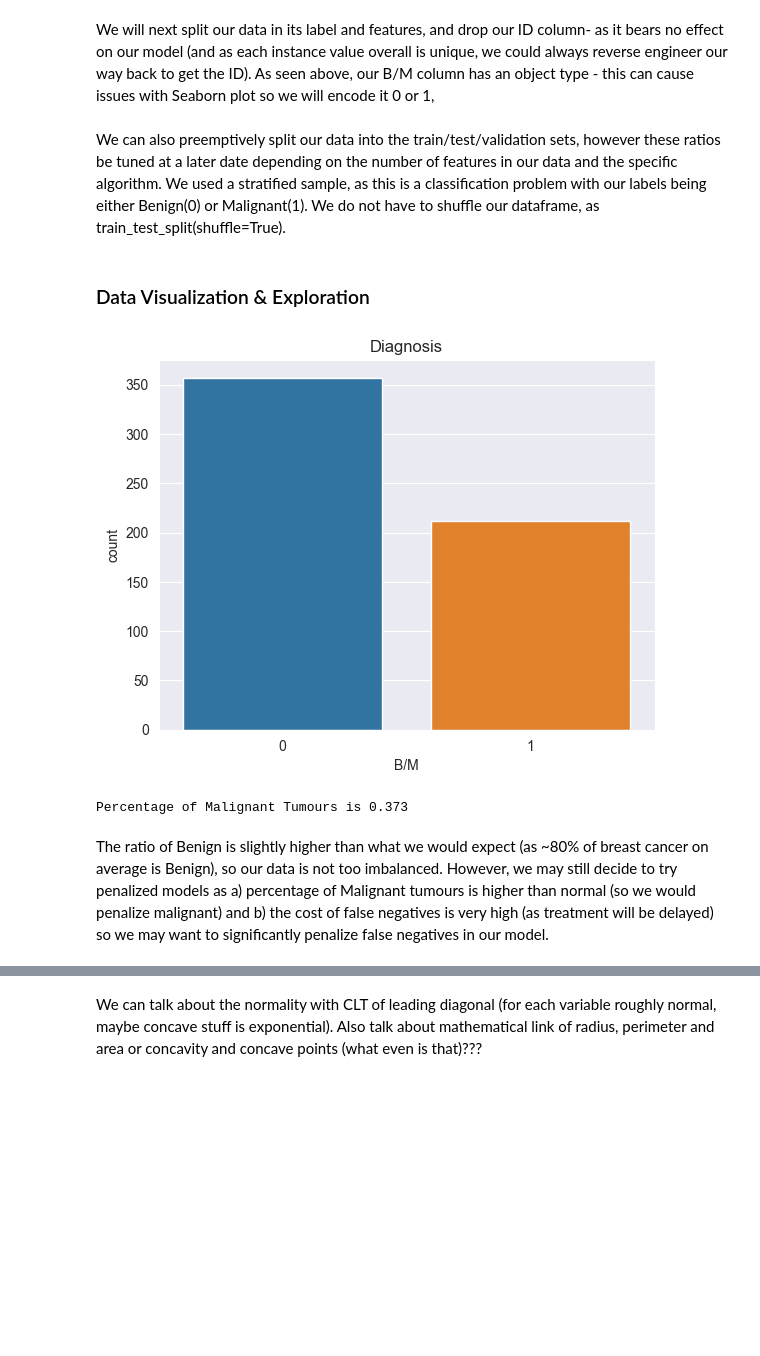
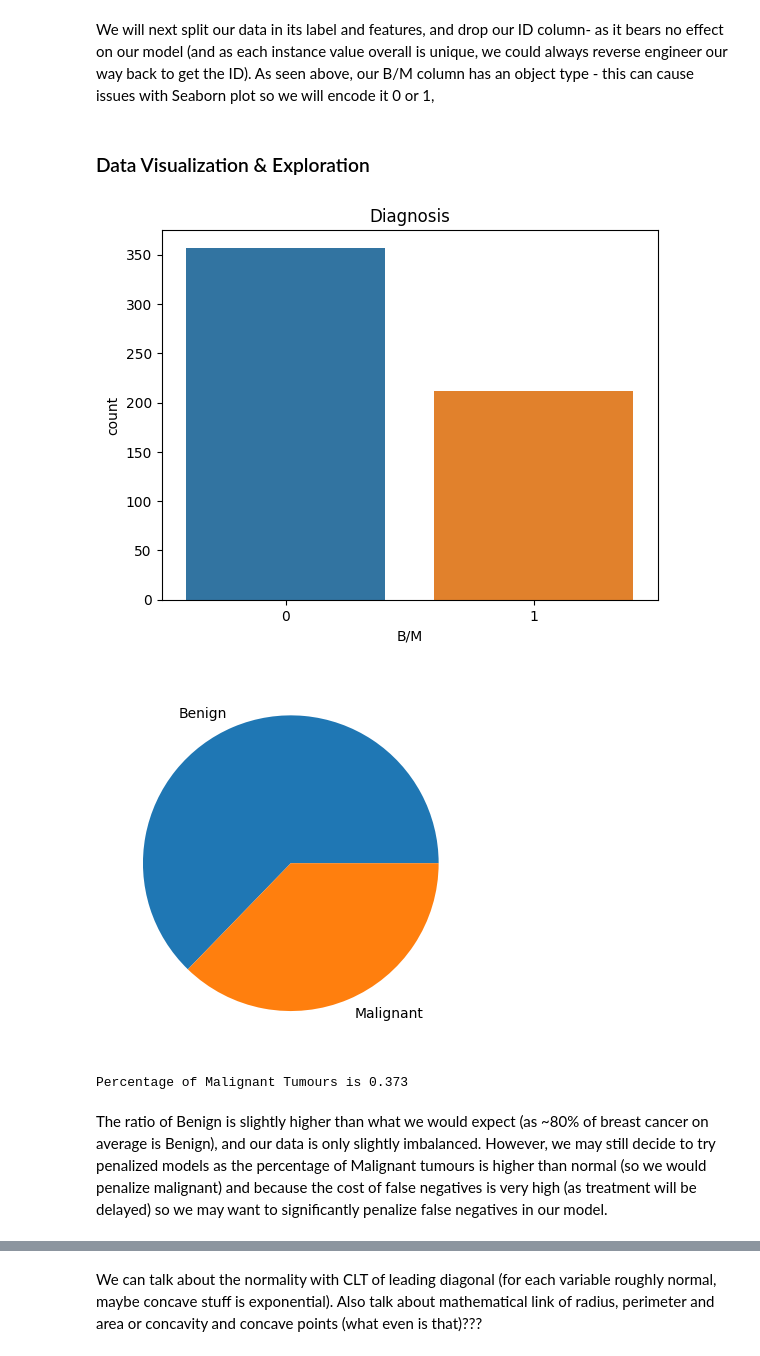
Before and after one commit to Berat03/ml_coursework, a Jupyter notebook: Data Exploration/Data_Load_Explore.ipynb, the cells around one changed output, grey strips where cells are left out. Cells and saved outputs as stored; diff of their text form; code cells hidden in the pictures; blank space fills up the shorter version.

Commit message:
added normalisation, moved train/test splot

```diff
--- a/Data Exploration/Data_Load_Explore.ipynb
+++ b/Data Exploration/Data_Load_Explore.ipynb
@@ -64,5 +64,3 @@ label = df["B/M"] #One line here is redundant?
 not_data = ["ID", "B/M"]
 feature = df.drop(not_data, axis=1)
 data = pd.concat([label, feature], axis=1)
-# %% [markdown]
-We can also preemptively split our data into the train/test/validation sets, however these ratios be tuned at a later date depending on the number of features in our data and the specific algorithm. We used a stratified sample, as this is a classification problem with our labels being either Benign(0) or Malignant(1). We do not have to shuffle our dataframe, as train_test_split(shuffle=True).
@@ -74,16 +69,16 @@ x_train, x_val, y_train, y_val = train_test_split(x, y, test_size=0.25, stratify
 # %%
 sns.countplot(data=feature, x=label)
 plt.title("Diagnosis")
 plt.show()
-# Make graphs nice
-sum(label) # 1 mean malignant
-len(label)
-print(f"Percentage of Malignant Tumours is {round(sum(label) / len(label), 3)}")
+plt.pie(x=label.value_counts(), labels=["Benign", "Malignant"])
+plt.show()
+print(f"Percentage of Malignant Tumours is {round((sum(label) / len(label)), 3)}")
 # %% [output]
-[figure, old version]
+[figure, new version]
+[figure, added]
 Percentage of Malignant Tumours is 0.373
 # %% [markdown]
-The ratio of Benign is slightly higher than what we would expect (as ~80% of breast cancer on average is Benign), so our data is not too imbalanced. However, we may still decide to try penalized models as a) percentage of Malignant tumours is higher than normal (so we would penalize malignant) and b) the cost of false negatives is very high (as treatment will be delayed) so we may want to significantly penalize false negatives in our model.
+The ratio of Benign is slightly higher than what we would expect (as ~80% of breast cancer on average is Benign), and our data is only slightly imbalanced. However, we may still decide to try penalized models as the percentage of Malignant tumours is higher than normal (so we would penalize malignant) and because the cost of false negatives is very high (as treatment will be delayed) so we may want to significantly penalize false negatives in our model.
 # %%
 sns.pairplot(data=feature.iloc[::, :10])
 plt.show()
```
Also changed, not shown: parts of 12 cells of this notebook.
